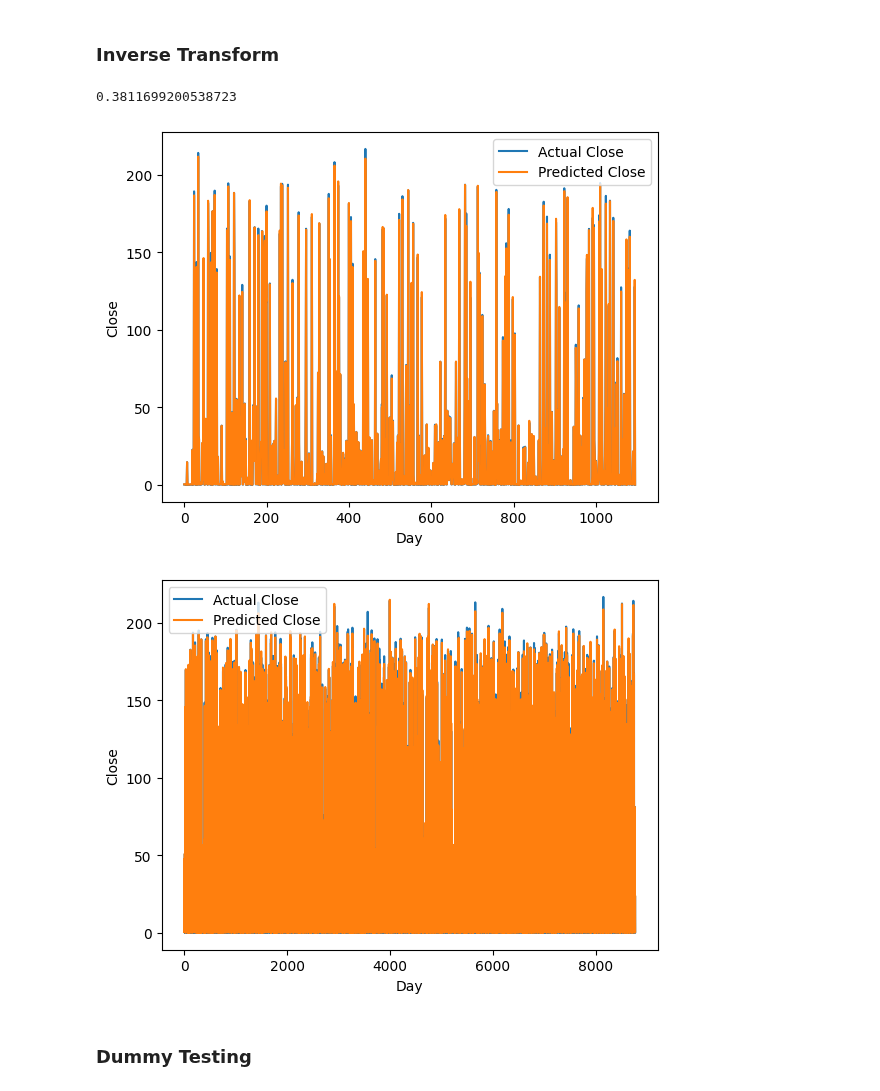
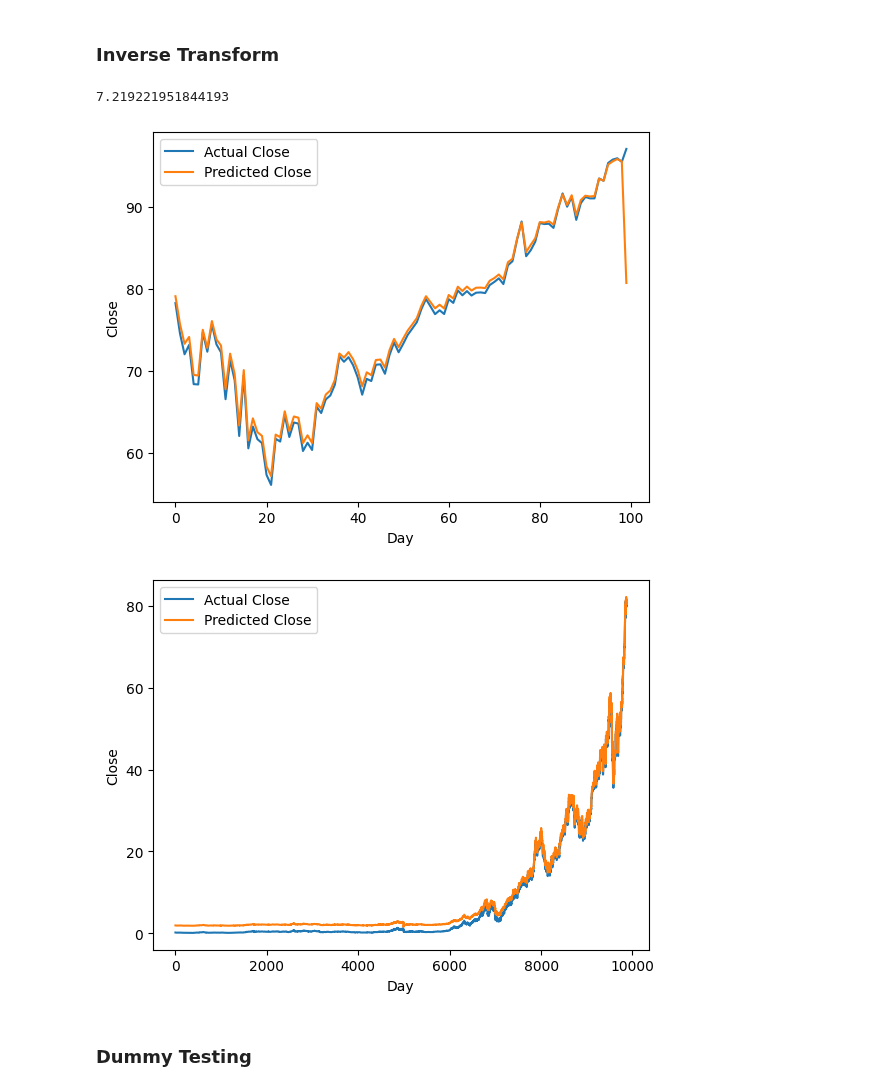
Before and after one commit to arneallwardt/time_series_data_augmentation, a Jupyter notebook: baseline_model/baseline_model_evaluation.ipynb, the cells around one changed output. Drawn from its saved outputs; the diff is of its cells as text; code cells hidden in the pictures.

```diff
--- a/baseline_model/baseline_model_evaluation.ipynb
+++ b/baseline_model/baseline_model_evaluation.ipynb
@@ -86,11 +86,11 @@ Shape of y_train: torch.Size([329, 1])
 # %% [markdown]
 ### Data Preprocessing
 # %%
-data_seq_shuffled = split_data_into_sequences(data_numpy, SEQ_LEN, shuffle_data=True)
+data_seq_shuffled = split_data_into_sequences(data_numpy, SEQ_LEN, shuffle_data=False)
 # %% [output]
 Shape of the data after splitting into sequences: (10964, 15, 2)
 # %%
-data_train_seq, data_test_seq = train_test_split(data_seq_shuffled, split_ratio=0.8)
+data_train_seq, data_test_seq = train_test_split(data_seq_shuffled, split_ratio=0.90)
 data_test_seq, data_val_seq = train_test_split(data_test_seq, split_ratio=0.5)
 # %%
 scaler = Scaler(data_train_seq)
@@ -173,17 +173,17 @@ y_train = scaler.inverse_scale_data(y_train.cpu().numpy(), feature_type='price')
 loss = criterion_absolute(torch.tensor(test_pred), torch.tensor(y_test)).item()
 loss
 # %% [output]
-0.3811699200538723
+7.219221951844193
 # %%
 # plot test data
-plt.plot(y_test, label="Actual Close")
-plt.plot(test_pred, label="Predicted Close")
+plt.plot(y_test[:100], label="Actual Close")
+plt.plot(np.roll(test_pred[:100], -1), label="Predicted Close")
 plt.xlabel("Day")
 plt.ylabel("Close")
 plt.legend()
 plt.show()
 # %% [output]
-[figure, old version]
+[figure, new version]
 # %%
 # plot train data
 plt.plot(y_train, label="Actual Close")
@@ -193,7 +193,7 @@ plt.ylabel("Close")
 plt.legend()
 plt.show()
 # %% [output]
-[figure, old version]
+[figure, new version]
 # %% [markdown]
 ### Dummy Testing
 # %%
```
Also changed, not shown: parts of 2 cells of this notebook, 5 other files.
